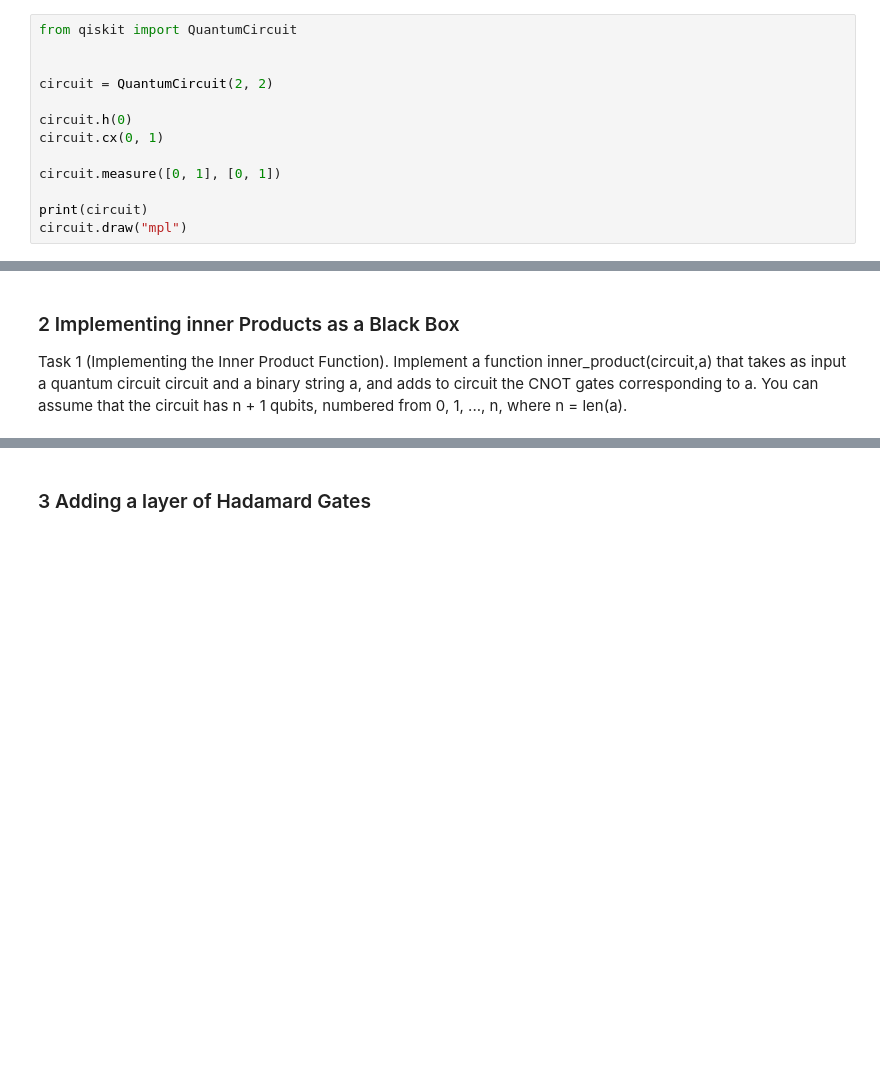
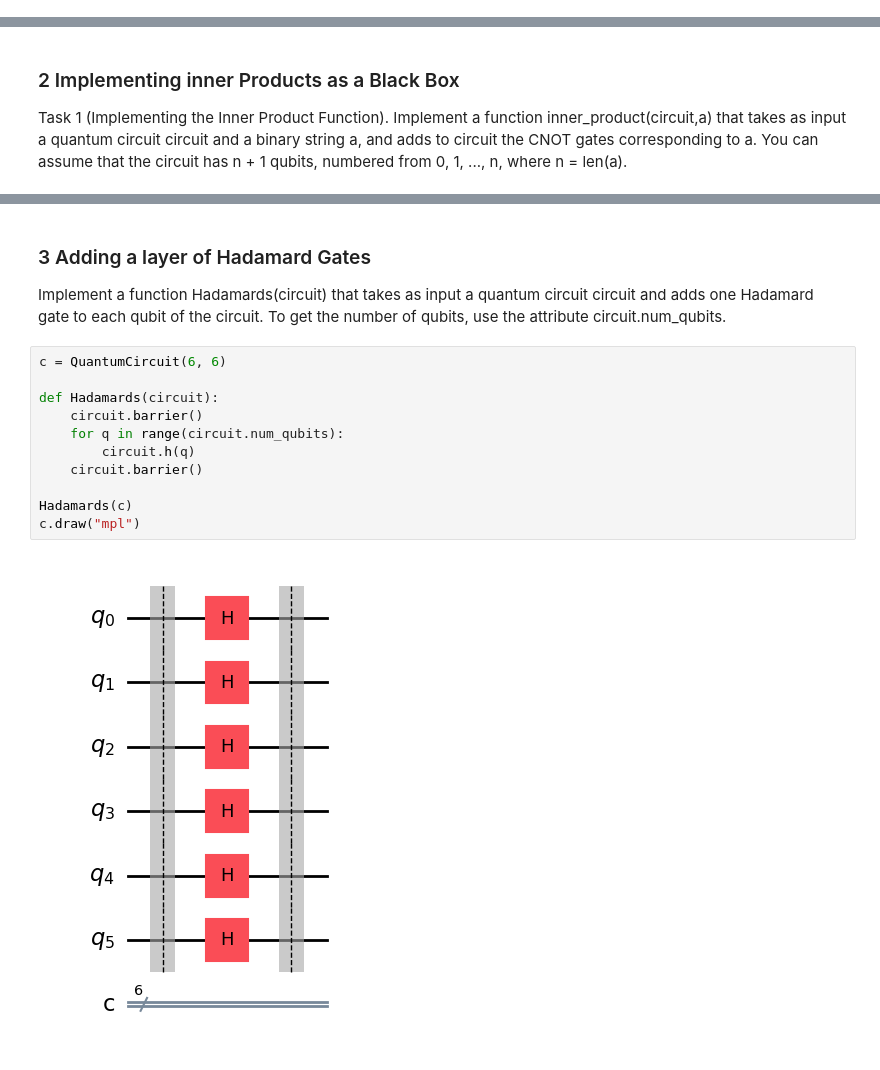
Before and after one commit to fetsare/Bernstein-Vazirani-in-Qiskit, a Jupyter notebook: bernstein-vazirani.ipynb, the cells around one changed output, grey strips where cells are left out. Saved outputs shown, nothing was run; the diff lists cells and outputs as text; blank space fills up the shorter version.

```diff
--- a/bernstein-vazirani.ipynb
+++ b/bernstein-vazirani.ipynb
@@ -4,13 +6,0 @@ Basic bell state for now
-# %%
-from qiskit import QuantumCircuit
-
-
-circuit = QuantumCircuit(2, 2)
-
-circuit.h(0)
-circuit.cx(0, 1)
-
-circuit.measure([0, 1], [0, 1])
-
-print(circuit)
-circuit.draw("mpl")
@@ -61,5 +45,21 @@ c: 6/═════════════════════
 [figure]
 # %% [markdown]
 ### 3 Adding a layer of Hadamard Gates
+Implement a function Hadamards(circuit) that takes as input a quantum circuit
+circuit and adds one Hadamard gate to each qubit of the circuit. To get the number of
+qubits, use the attribute circuit.num_qubits.
+# %%
+c = QuantumCircuit(6, 6)
+
+def Hadamards(circuit):
+    circuit.barrier()
+    for q in range(circuit.num_qubits):
+        circuit.h(q)
+    circuit.barrier()
+
+Hadamards(c)
+c.draw("mpl")
+# %% [output]
+[figure, added]
 # %% [markdown]
 ### 4 Constucting the Bernstein-Vazirani Circuit
```
Also changed, not shown: parts of 7 cells of this notebook.
